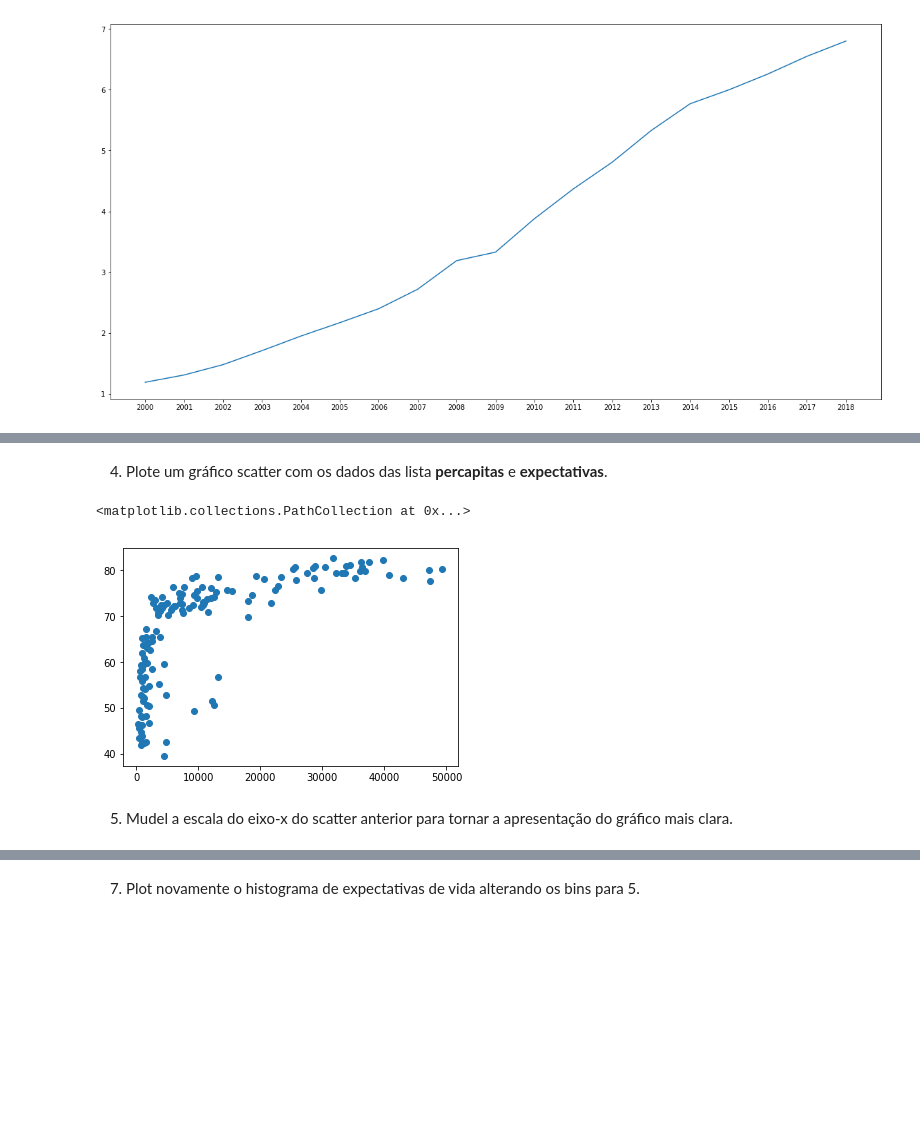
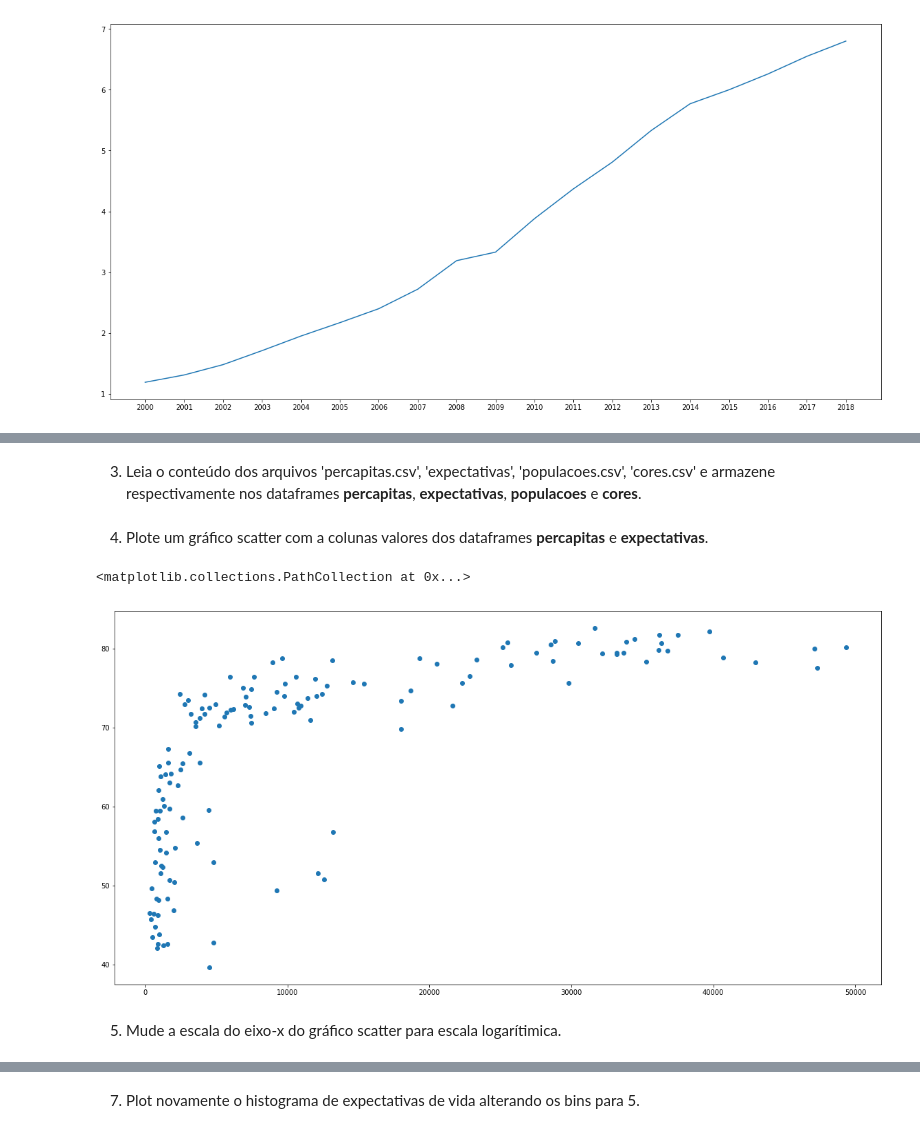
Before and after one commit to gomesluiz/python-para-ciencia-de-dados, a Jupyter notebook: src/aula-2/notebooks/matplotlib-maos-na-massa-1.ipynb, the cells around one changed output, grey strips where cells are left out. Saved outputs shown, nothing was run; the diff lists cells and outputs as text; code cells hidden in the pictures; blank space fills up the shorter version.

```diff
--- a/src/aula-2/notebooks/matplotlib-maos-na-massa-1.ipynb
+++ b/src/aula-2/notebooks/matplotlib-maos-na-massa-1.ipynb
@@ -5,6 +5,8 @@
 # %%
 import matplotlib.pyplot as plt
-import numpy as np
+plt.rcParams['figure.figsize'] = [20, 10]
+import numpy  as np
+import pandas as pd
 # %% [markdown]
 2. A partir das listas **anos** e **pibs**, trace um gráfico de linha.
 # %%
@@ -569,0 +20,8 @@ cores=['red',
+# %% [markdown]
+3. Leia o conteúdo dos arquivos 'percapitas.csv', 'expectativas', 'populacoes.csv', 'cores.csv' e armazene
+respectivamente nos dataframes **percapitas**, **expectativas**, **populacoes** e **cores**.
+# %%
+percapitas   = pd.read_csv('percapitas.csv')
+expectativas = pd.read_csv('expectativas.csv')
+populacoes   = pd.read_csv('populacoes.csv')
+cores        = pd.read_csv('cores.csv')
@@ -570,10 +37,10 @@ cores=['red',
 # %% [markdown]
-4. Plote um gráfico scatter com os dados das lista **percapitas** e **expectativas**.
+4. Plote um gráfico scatter com a colunas valores dos dataframes **percapitas** e **expectativas**.
 # %%
-plt.scatter(percapitas, expectativas)
+plt.scatter(percapitas['valores'], expectativas['valores'])
 # %% [output]
 <matplotlib.collections.PathCollection at 0x...>
-[figure, old version]
+[figure, new version]
 # %% [markdown]
-5. Mudel a escala do eixo-x do scatter anterior para tornar a apresentação do gráfico mais clara.
+5. Mude a escala do eixo-x do gráfico scatter para escala logarítimica.
 # %%
```
Also changed, not shown: parts of 24 cells of this notebook, 16 other files.
